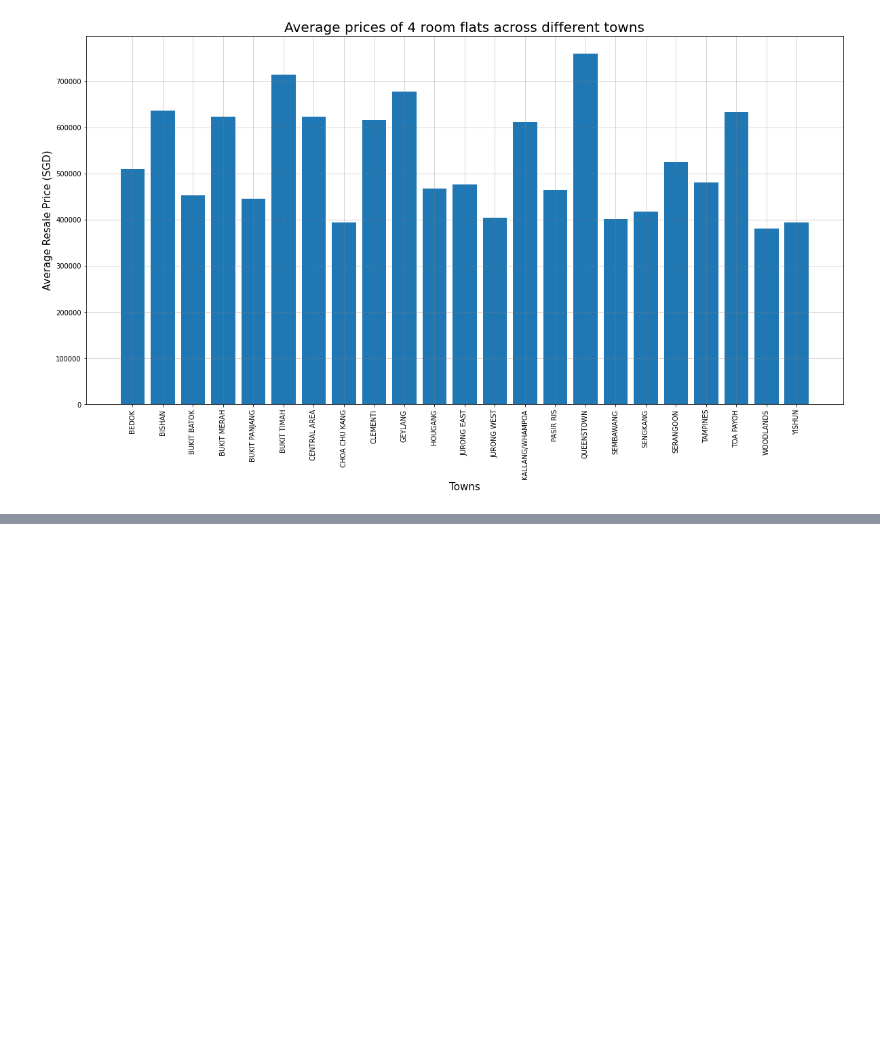
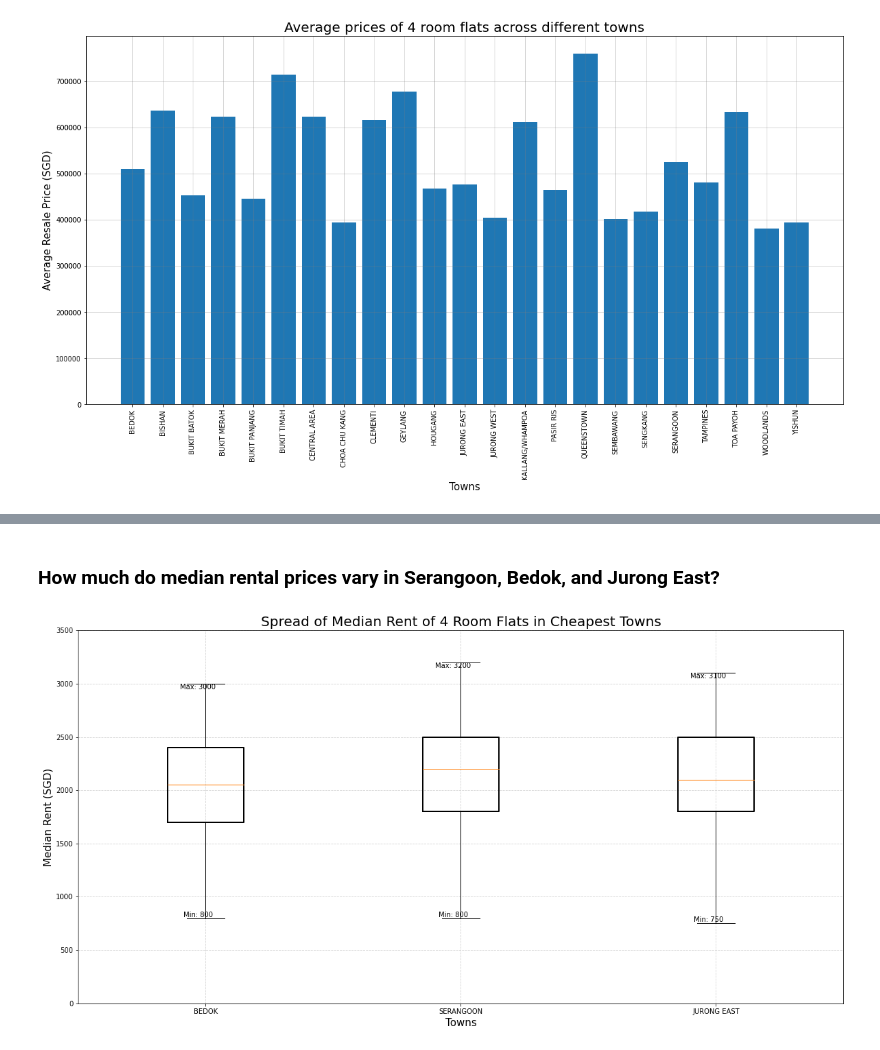
Before and after one commit to rajkaran27/PDS-CA1, a Jupyter notebook: Submission.ipynb, the cells around one changed output, grey strips where cells are left out. Cells and saved outputs as stored; diff of their text form; code cells hidden in the pictures; blank space fills up the shorter version.

```diff
--- a/Submission.ipynb
+++ b/Submission.ipynb
@@ -405,0 +444,76 @@ This is a bar chart comparing the average resale price of a 4 room flat across d
+# %% [markdown]
+### How much do median rental prices vary in Serangoon, Bedok, and Jurong East?
+# %%
+
+data_median_rent['town'] = np.char.strip(data_median_rent['town'])
+
+towns=["BEDOK","SERANGOON","JURONG EAST"]
+
+cheapest_towns=[]
+
+for town in towns:
+    cheapest_towns.append(np.unique(data_median_rent[data_median_rent['town']==town]['town']))
+
+#chatgpt Extract the town names from the numpy arrays
+cheapest_towns = [town[0] for town in cheapest_towns]
+
+median_rent_of_town = []
+
+for town in cheapest_towns:
+    median_rent_of_town.append(data_median_rent[data_median_rent['town']==town]['median_rent'])
+
+#chatgpt Remove the -1 values from the arrays
+median_rent_of_town = [rent[rent != -1] for rent in median_rent_of_town]
+
+# creating boxplot
+
+#setting figure size
+plt.figure(figsize=(20, 10))
+
+#make lines of boxplot thicker
+boxprops = dict(linewidth=2)
+
+#plotting the boxplot
+bp = plt.boxplot(median_rent_of_town, labels=cheapest_towns, boxprops=boxprops)
+
+#title, xlables, ylabels, and grid
+plt.title("Spread of Median Rent of 4 Room Flats in Cheapest Towns", fontsize=20)
+plt.xlabel('Towns', fontsize=15)
+plt.ylabel('Median Rent (SGD)', fontsize=15)
+plt.ylim(0, 3500)
+plt.grid(color="lightgray", linestyle='--')
+
+# Add labels for minimum and maximum values
+#loops through each box in the boxplot
+for i, box in enumerate(bp['boxes']):
+
+    # Get the coordinates of the box and whiskers
+    #x coordinates
+    x = box.get_xdata()
+    #y coordinates
+    y = box.get_ydata()
+
+    # gets whiskers
+    whiskers = bp['whiskers']
+
+    # to get the x coordinates for each whisker
+    whisker_x = [whiskers[i*2].get_xdata()[1], whiskers[i*2 + 1].get_xdata()[1]]
+
+    # gets y coordinates for the whisker at the bottom
+    whisker_y_min = whiskers[i*2].get_ydata()[1]
+
+    # gets y coordinates for the whisker at the top
+    whisker_y_max = whiskers[i*2 + 1].get_ydata()[1]
+
+    # to position labels
+    label_x = x.mean()
+    label_y_min = whisker_y_min
+    label_y_max = whisker_y_max
+
+    # Add the labels
+    plt.text(label_x, label_y_min, f'Min: {label_y_min:.0f}', ha='center', va='bottom')
+    plt.text(label_x, label_y_max, f'Max: {label_y_max:.0f}', ha='center', va='top')
+
+plt.show()
+# %% [output]
+[figure, added]
```
Also changed, not shown: parts of 21 cells of this notebook, 3 other files.
